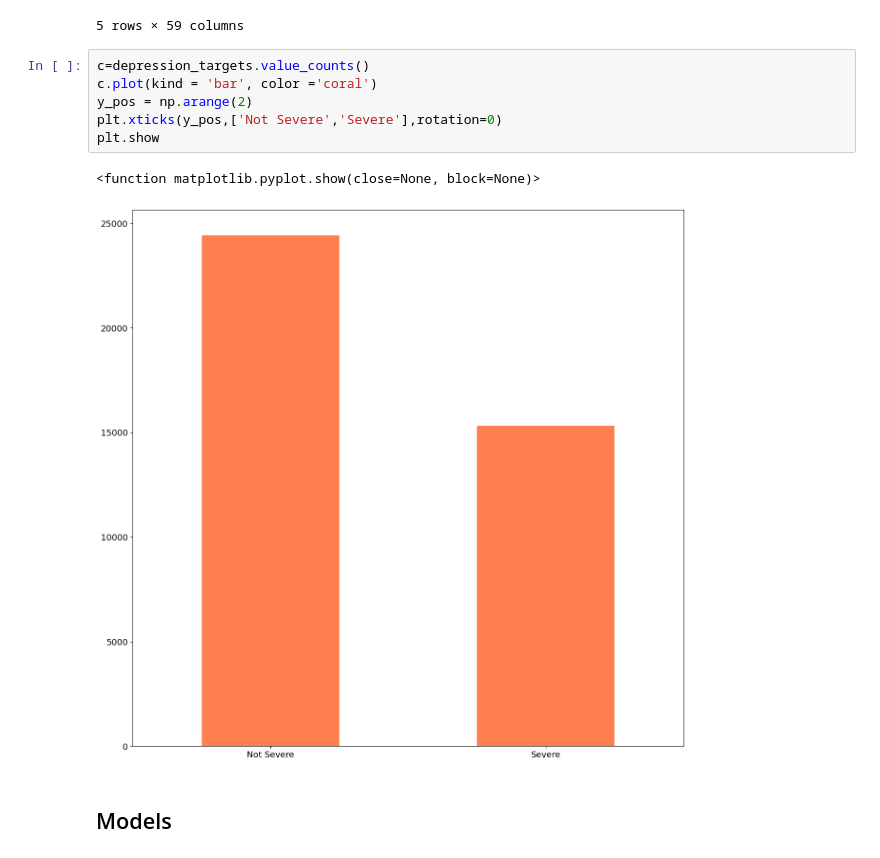
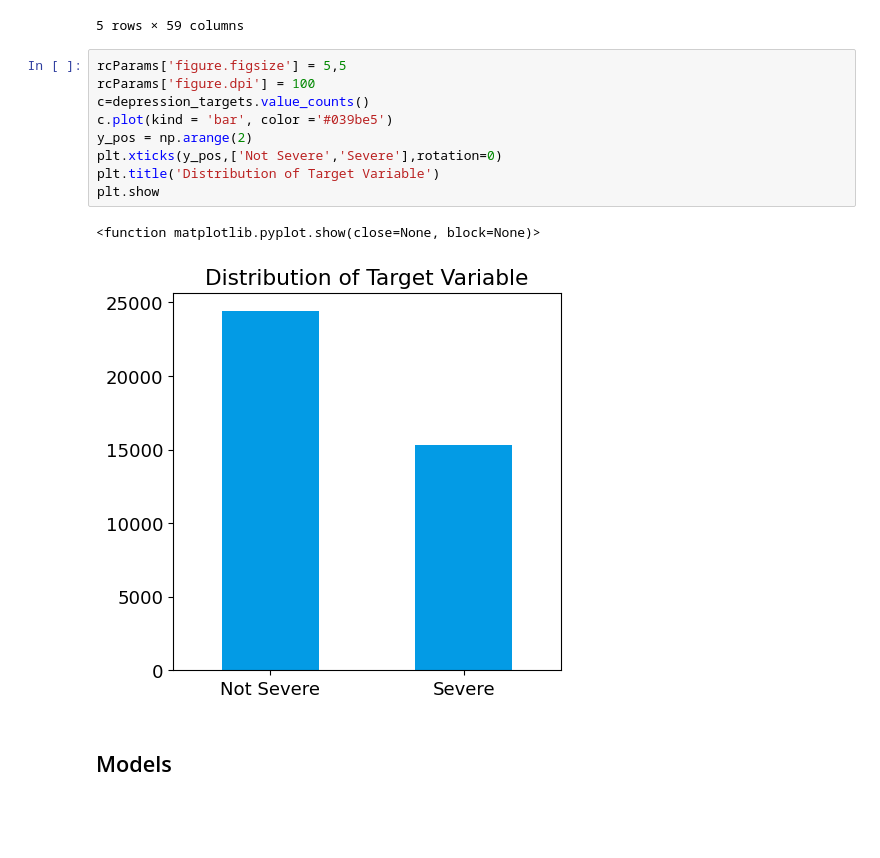
Before and after one commit to avisionary/depression_analysis, a Jupyter notebook: codes/Model_M.ipynb, the cells around one changed output. Saved outputs shown, nothing was run; the diff lists cells and outputs as text; blank space fills up the shorter version.

```diff
--- a/codes/Model_M.ipynb
+++ b/codes/Model_M.ipynb
@@ -98,14 +111,17 @@ depression.head()
 | 4 | 2 | 5 | 3 | 6 | 5 | 5 | 5 | 6 | 3 | 3 | ... | ... |
 5 rows × 59 columns
 # %%
+rcParams['figure.figsize'] = 5,5
+rcParams['figure.dpi'] = 100
 c=depression_targets.value_counts()
-c.plot(kind = 'bar', color ='coral')
+c.plot(kind = 'bar', color ='#039be5')
 y_pos = np.arange(2)
 plt.xticks(y_pos,['Not Severe','Severe'],rotation=0)
+plt.title('Distribution of Target Variable')
 plt.show
 # %% [output]
 <function matplotlib.pyplot.show(close=None, block=None)>
-[figure, old version]
+[figure, new version]
 # %% [markdown]
 ## Models
 # %%
```
Also changed, not shown: parts of 11 cells of this notebook, 2 other files.
